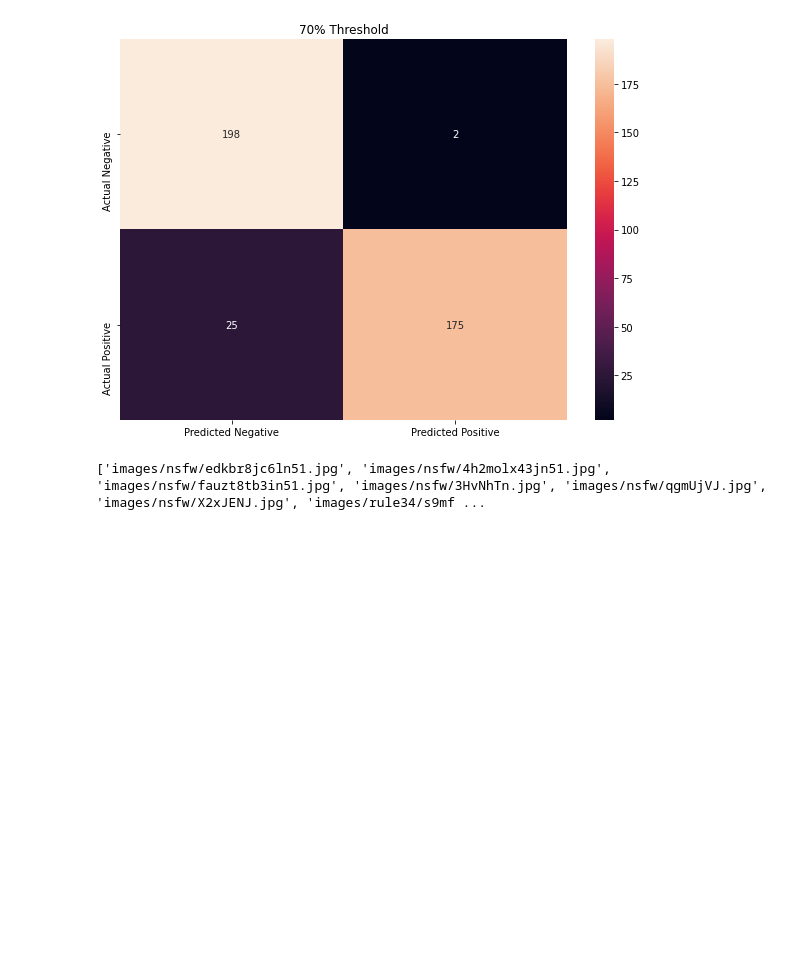
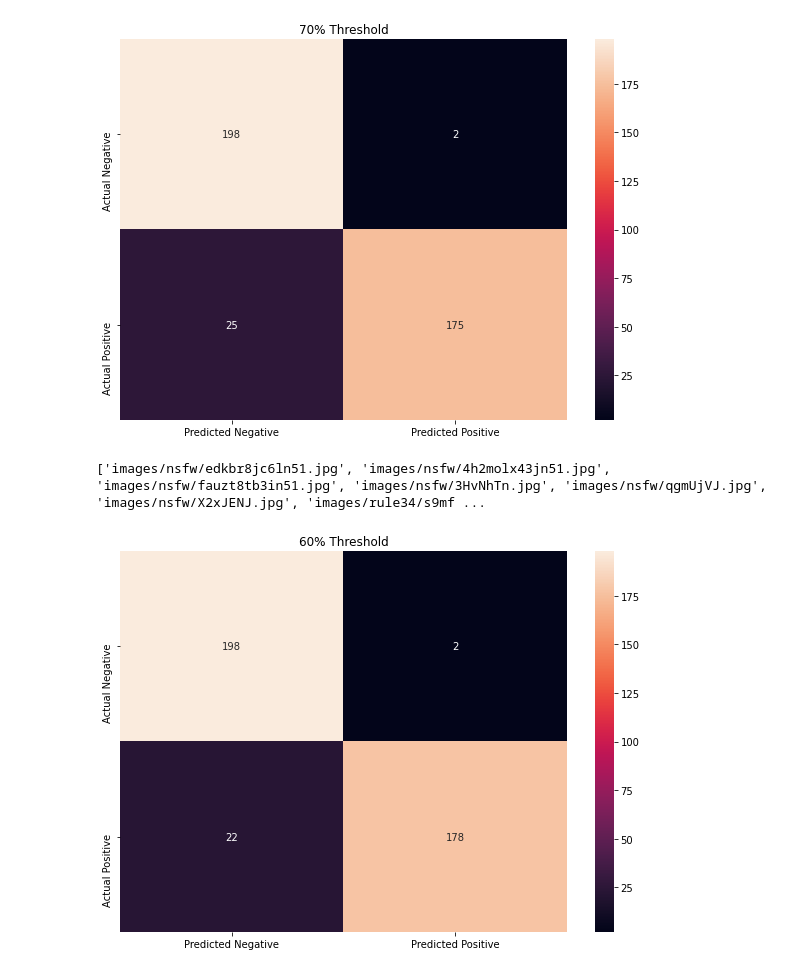
Before and after one commit to JohnnyUrosevic/NudeNet-Tests, a Jupyter notebook: nudenet_tester.ipynb, the cells around one changed output. Cells and saved outputs as stored; diff of their text form; code cells hidden in the pictures; blank space fills up the shorter version.

```diff
--- a/nudenet_tester.ipynb
+++ b/nudenet_tester.ipynb
@@ -110,3 +110,7 @@ plot(.7)
 print([k for k, v in preds.items() if v == (0,1)])
 # %% [output]
 ['images/nsfw/edkbr8jc6ln51.jpg', 'images/nsfw/4h2molx43jn51.jpg', 'images/nsfw/fauzt8tb3in51.jpg', 'images/nsfw/3HvNhTn.jpg', 'images/nsfw/qgmUjVJ.jpg', 'images/nsfw/X2xJENJ.jpg', 'images/rule34/s9mf ...
+# %%
+plot(.6)
+# %% [output]
+[figure, added]
```
Also changed, not shown: parts of 3 cells of this notebook.
